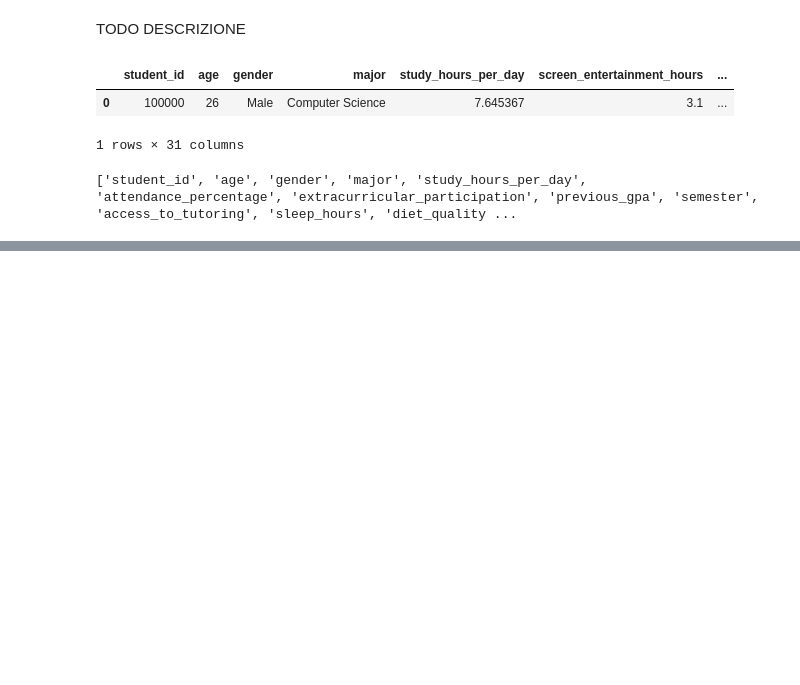
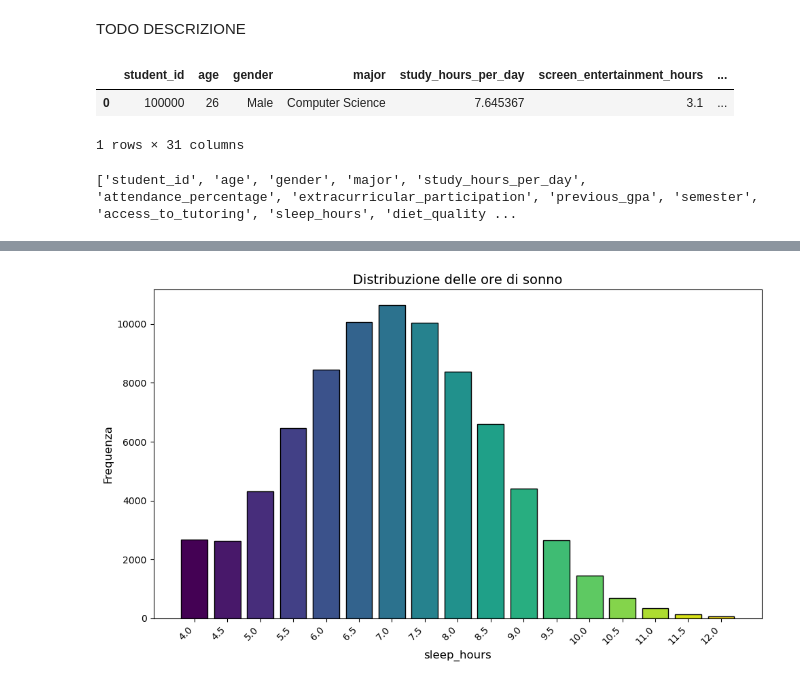
Before and after one commit to FrancescoPazz/Students-Habits-and-Academic-Perfomance, a Jupyter notebook: student_habits_and_academic_performance.ipynb, the cells around one changed output, grey strips where cells are left out. Saved outputs shown, nothing was run; the diff lists cells and outputs as text; code cells hidden in the pictures; blank space fills up the shorter version.

Commit message:
Fixed the data columns and added the graphs to represent the datasets.

```diff
--- a/student_habits_and_academic_performance.ipynb
+++ b/student_habits_and_academic_performance.ipynb
@@ -222,0 +230,20 @@ TODO INVERTIRE POSIZIONE ANALISI DATI CON PREPARAZIONE DATI
+# %%
+CMAP = plt.get_cmap('viridis')
+# %%
+def plot_bar(data, feature, n=None, title=None):
+    rounded = np.round(data[feature] * 2) / 2
+    counts = rounded.value_counts()
+    if n is not None:
+        counts = counts.iloc[:n]
+    counts = counts.sort_index()
+    labels = counts.index.astype(str)
+    values = counts.values
+    colors = CMAP(np.linspace(0, 1, len(values)))
+    plt.figure(figsize=(10, 6))
+    plt.bar(labels, values, color=colors, edgecolor='black')
+    plt.title(title or f'Distribuzione di {feature}', fontsize=14)
+    plt.xlabel(feature, fontsize=12)
+    plt.ylabel('Frequenza', fontsize=12)
+    plt.xticks(rotation=45, ha='right')
+    plt.tight_layout()
+    plt.show()
@@ -222,0 +294,5 @@ TODO INVERTIRE POSIZIONE ANALISI DATI CON PREPARAZIONE DATI
+# %%
+plot_bar(students, 'sleep_hours', n=30,
+         title='Distribuzione delle ore di sonno')
+# %% [output]
+[figure, added]
```
Also changed, not shown: parts of 17 cells of this notebook.
